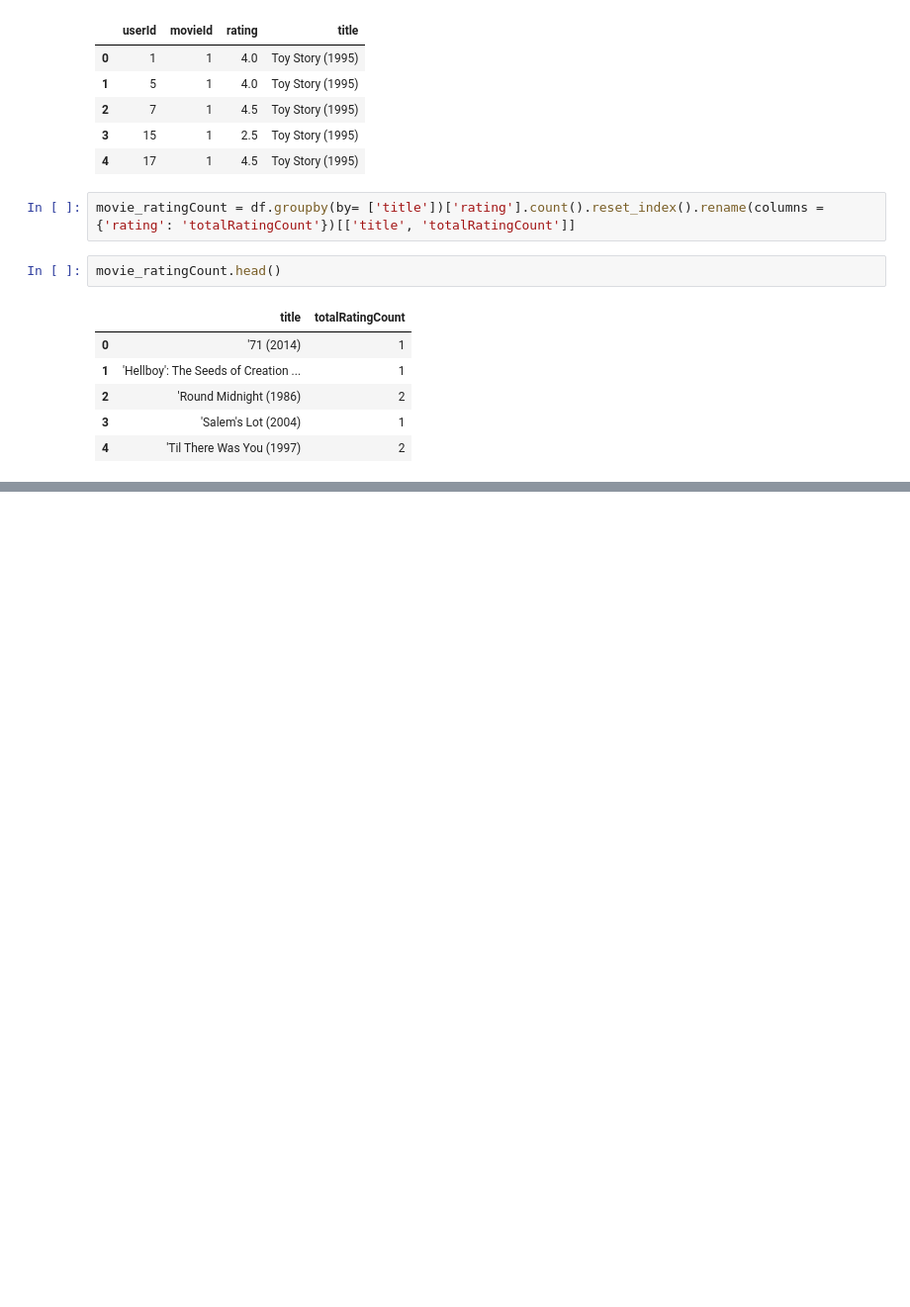
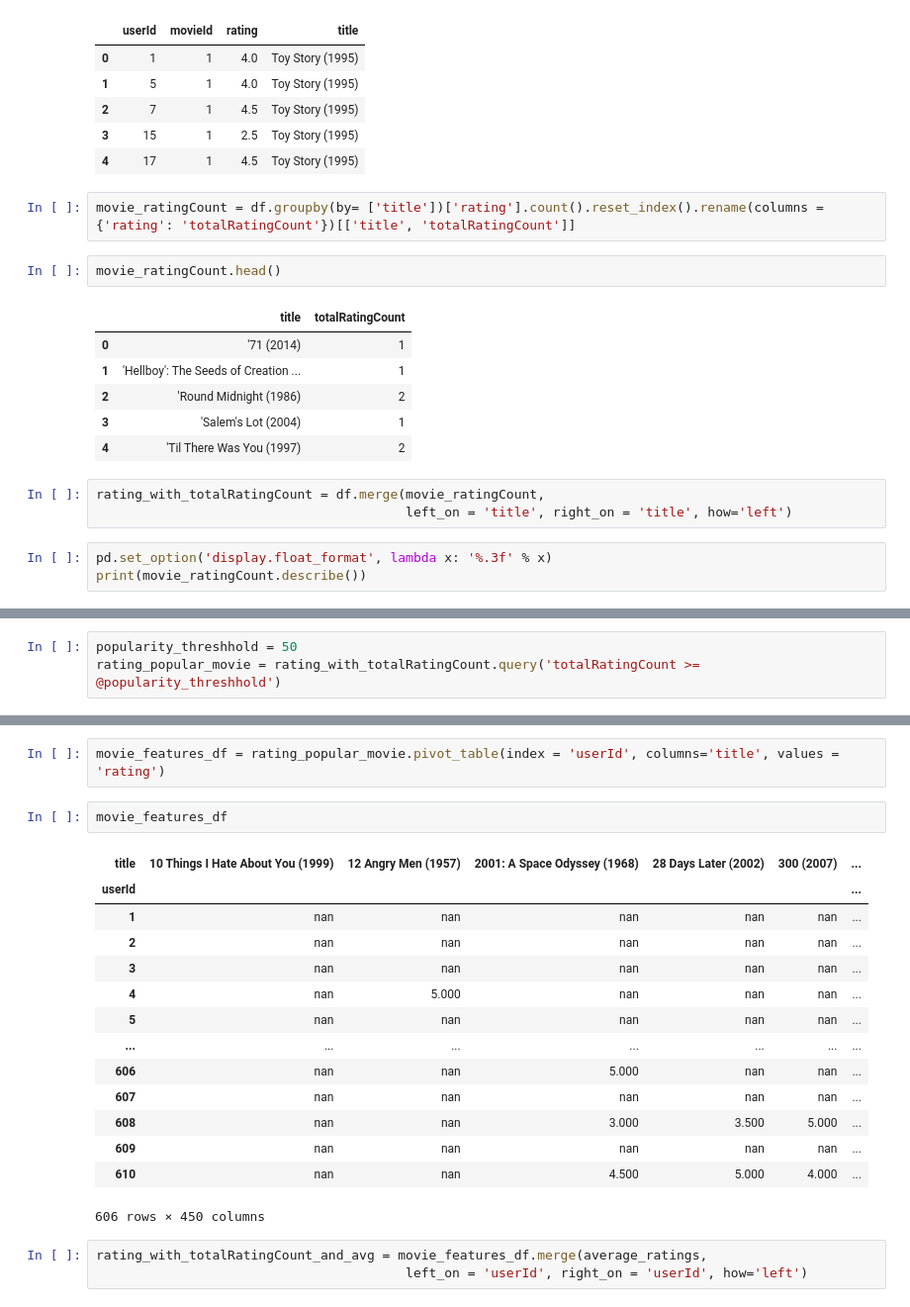
Before and after one commit to chibz3/Movie_Recommendation_Engine, a Jupyter notebook: Rec_eng.ipynb, the cells around one changed output, grey strips where cells are left out. Shown: that part at 99% size. Cells and saved outputs as stored; diff of their text form; blank space fills up the shorter version.

```diff
--- a/Rec_eng.ipynb
+++ b/Rec_eng.ipynb
@@ -284,3 +285,9 @@ movie_ratingCount.head()
 | 2 | 'Round Midnight (1986) | 2 |
 | 3 | 'Salem's Lot (2004) | 1 |
 | 4 | 'Til There Was You (1997) | 2 |
+# %%
+rating_with_totalRatingCount = df.merge(movie_ratingCount,
+                                        left_on = 'title', right_on = 'title', how='left')
+# %%
+pd.set_option('display.float_format', lambda x: '%.3f' % x)
+print(movie_ratingCount.describe())
@@ -286,0 +304,3 @@ movie_ratingCount.head()
+# %%
+popularity_threshhold = 50
+rating_popular_movie = rating_with_totalRatingCount.query('totalRatingCount >= @popularity_threshhold')
@@ -286,0 +322,22 @@ movie_ratingCount.head()
+# %%
+movie_features_df = rating_popular_movie.pivot_table(index = 'userId', columns='title', values = 'rating')
+# %%
+movie_features_df
+# %% [output]
+| title | 10 Things I Hate About You (1999) | 12 Angry Men (1957) | 2001: A Space Odyssey (1968) | 28 Days Later (2002) | 300 (2007) | ... |
+| userId |  |  |  |  |  | ... |
+| 1 | nan | nan | nan | nan | nan | ... |
+| 2 | nan | nan | nan | nan | nan | ... |
+| 3 | nan | nan | nan | nan | nan | ... |
+| 4 | nan | 5.000 | nan | nan | nan | ... |
+| 5 | nan | nan | nan | nan | nan | ... |
+| ... | ... | ... | ... | ... | ... | ... |
+| 606 | nan | nan | 5.000 | nan | nan | ... |
+| 607 | nan | nan | nan | nan | nan | ... |
+| 608 | nan | nan | 3.000 | 3.500 | 5.000 | ... |
+| 609 | nan | nan | nan | nan | nan | ... |
+| 610 | nan | nan | 4.500 | 5.000 | 4.000 | ... |
+606 rows × 450 columns
+# %%
+rating_with_totalRatingCount_and_avg = movie_features_df.merge(average_ratings,
+                                        left_on = 'userId', right_on = 'userId', how='left')
```
Also changed, not shown: parts of 36 cells of this notebook.
